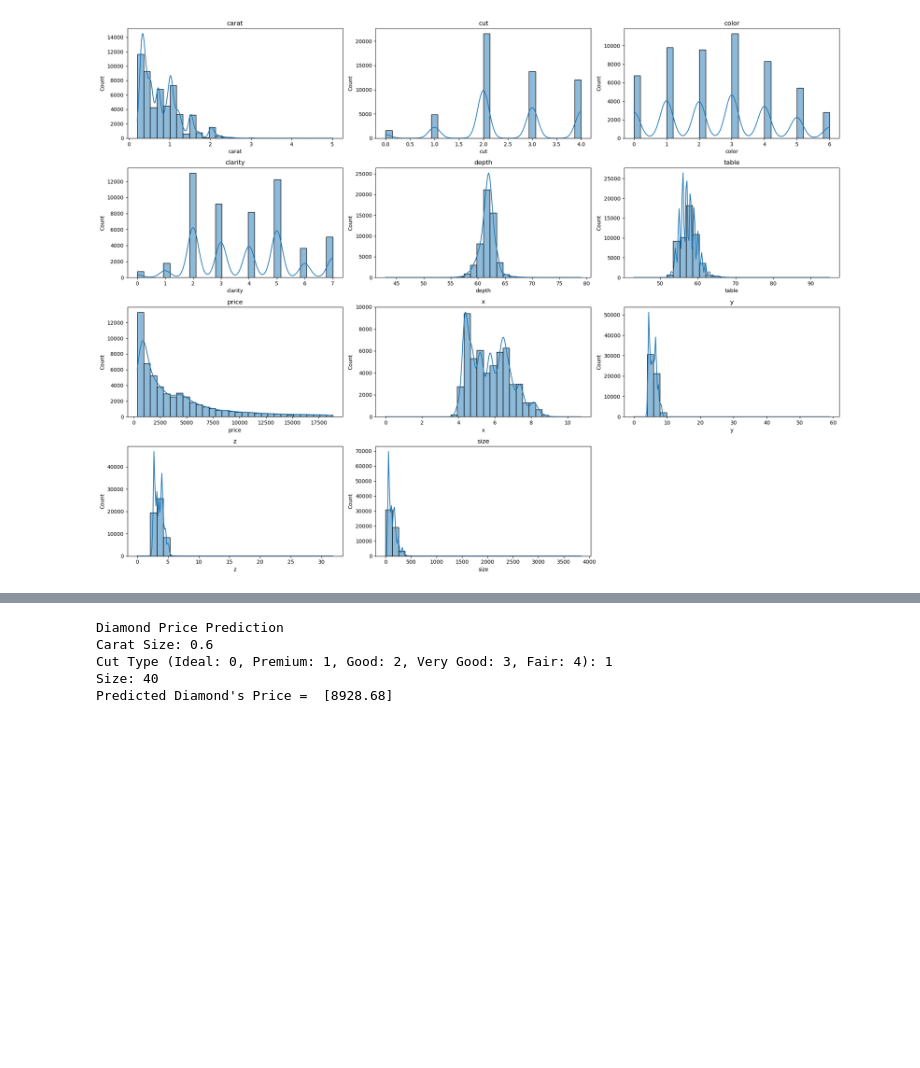
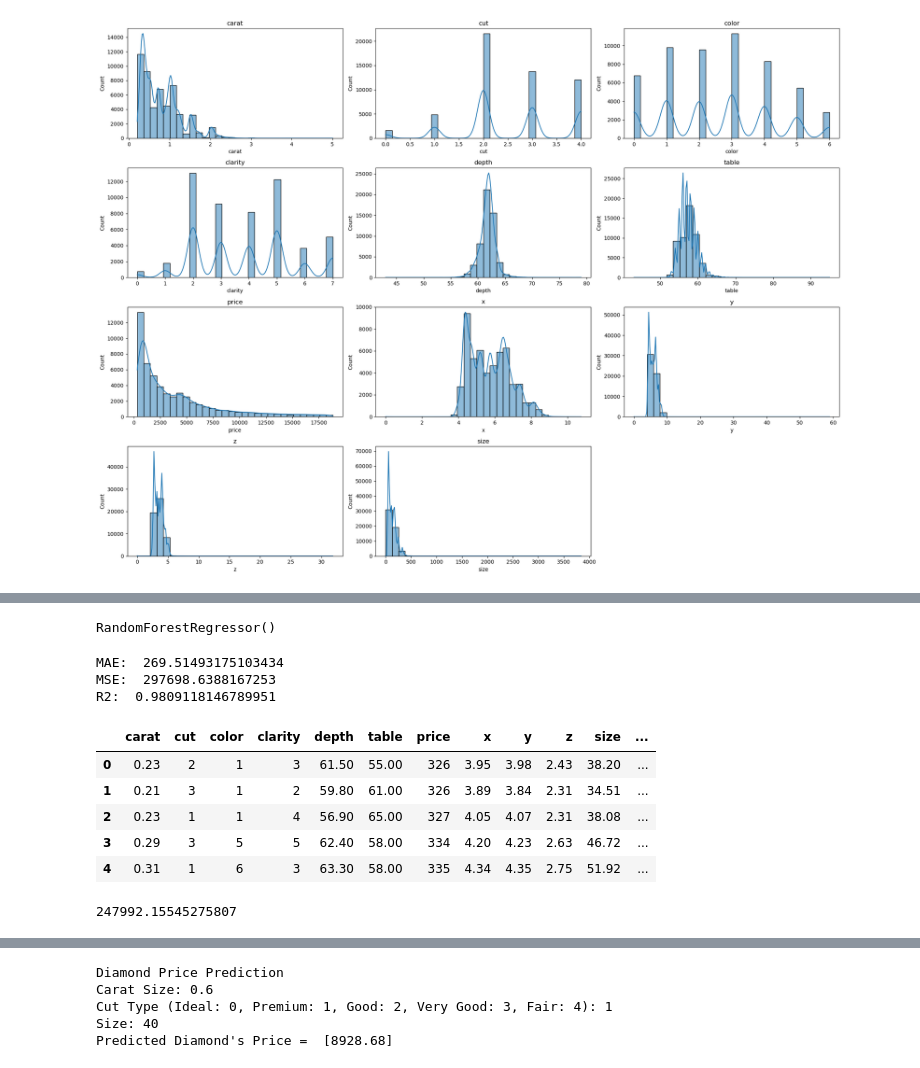
Before and after one commit to djalmarodriguess/Machine_Learning_Study, a Jupyter notebook: Untitled.ipynb, the cells around one changed output, grey strips where cells are left out. Cells and saved outputs as stored; diff of their text form; code cells hidden in the pictures; blank space fills up the shorter version.

```diff
--- a/Untitled.ipynb
+++ b/Untitled.ipynb
@@ -3,6 +3,11 @@ import pandas as pd
 import matplotlib.pyplot as plt
 import seaborn as sns
 import numpy as np
+
+import warnings
+warnings.filterwarnings('ignore')
+
+pd.options.display.float_format = "{:,.2f}".format
 # %%
 df = pd.read_csv('diamonds.csv')
 # %%
@@ -229,4 +252,5 @@ for model_name, metrics in evaluation_results.items():
 from sklearn.ensemble import RandomForestRegressor
 model = RandomForestRegressor()
 model.fit(X_train, y_train)
-y_pred = model.predict(X_test)
+# %% [output]
+RandomForestRegressor()
@@ -233,3 +263,34 @@ y_pred = model.predict(X_test)
+# %%
+print('MAE: ',mae)
+print('MSE: ',mse)
+print('R2: ',r2)
+# %% [output]
+MAE:  269.51493175103434
+MSE:  297698.6388167253
+R2:  0.9809118146789951
+# %%
+# Copiando o dataframe
+df1 = df.copy()
+
+# Preparando os dados
+X = df1.drop('price', axis = 1)
+X = scaler.transform(X)  # Usando o mesmo scaler que foi treinado anteriormente
+
+# Fazendo as previsões
+df1['predict_rf'] = model.predict(X)
+# %%
+df1.head()
+# %% [output]
+|  | carat | cut | color | clarity | depth | table | price | x | y | z | size | ... |
+| 0 | 0.23 | 2 | 1 | 3 | 61.50 | 55.00 | 326 | 3.95 | 3.98 | 2.43 | 38.20 | ... |
+| 1 | 0.21 | 3 | 1 | 2 | 59.80 | 61.00 | 326 | 3.89 | 3.84 | 2.31 | 34.51 | ... |
+| 2 | 0.23 | 1 | 1 | 4 | 56.90 | 65.00 | 327 | 4.05 | 4.07 | 2.31 | 38.08 | ... |
+| 3 | 0.29 | 3 | 5 | 5 | 62.40 | 58.00 | 334 | 4.20 | 4.23 | 2.63 | 46.72 | ... |
+| 4 | 0.31 | 1 | 6 | 3 | 63.30 | 58.00 | 335 | 4.34 | 4.35 | 2.75 | 51.92 | ... |
+# %%
+sum(df1.predict_rf) - sum(df1.price)
+# %% [output]
+247992.15545275807
 # %%
 X = df[['carat', 'cut', 'size']]
 
```
Also changed, not shown: parts of 8 cells of this notebook.
